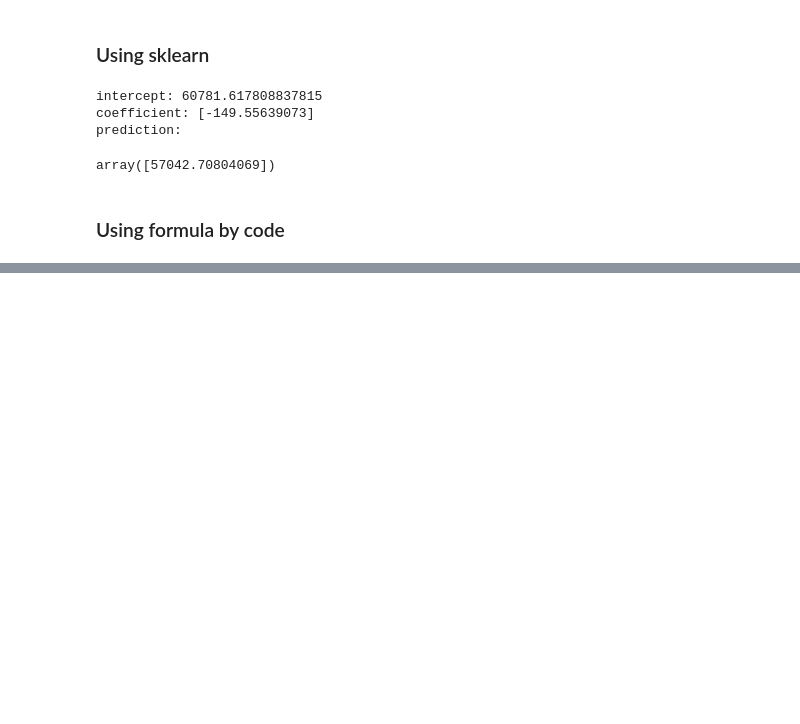
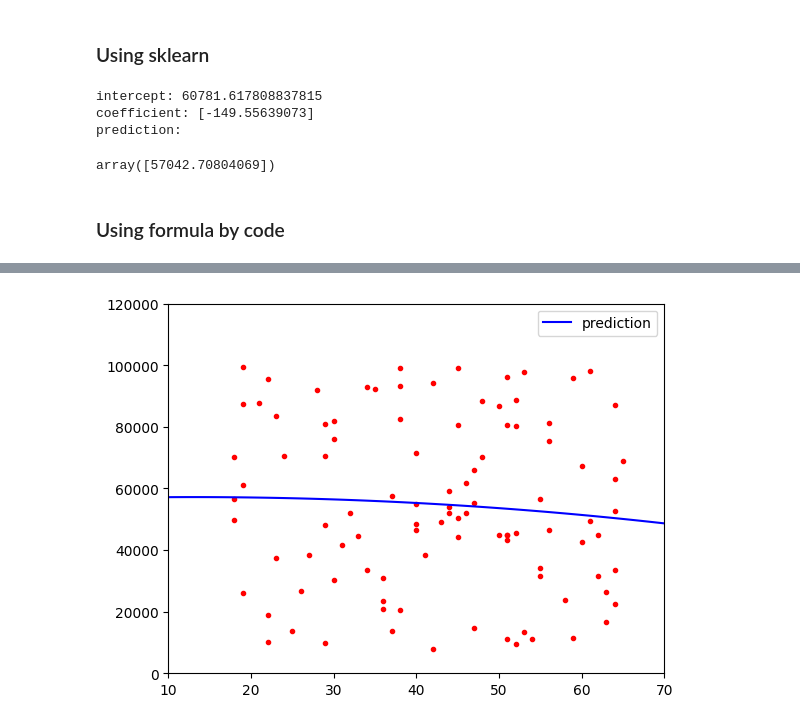
Before and after one commit to d940909492/machine-learning-practice, a Jupyter notebook: Linear_Regression/linear_regression.ipynb, the cells around one changed output, grey strips where cells are left out. Saved outputs shown, nothing was run; the diff lists cells and outputs as text; code cells hidden in the pictures; blank space fills up the shorter version.

```diff
--- a/Linear_Regression/linear_regression.ipynb
+++ b/Linear_Regression/linear_regression.ipynb
@@ -74,0 +112,11 @@ prediction:  57042.70804068608
+# %%
+x_new = np.linspace(10,80,100).reshape(100,1)
+x_new_poly = poly_features.transform(x_new)
+y_new = lin_reg.predict(x_new_poly)
+plt.plot(x3,y3, 'r.')
+plt.plot(x_new,y_new,'b-',label='prediction')
+plt.axis([10,70,-0,120000])
+plt.legend()
+plt.show()
+# %% [output]
+[figure, added]
```
Also changed, not shown: parts of 8 cells of this notebook, 2 other files.
